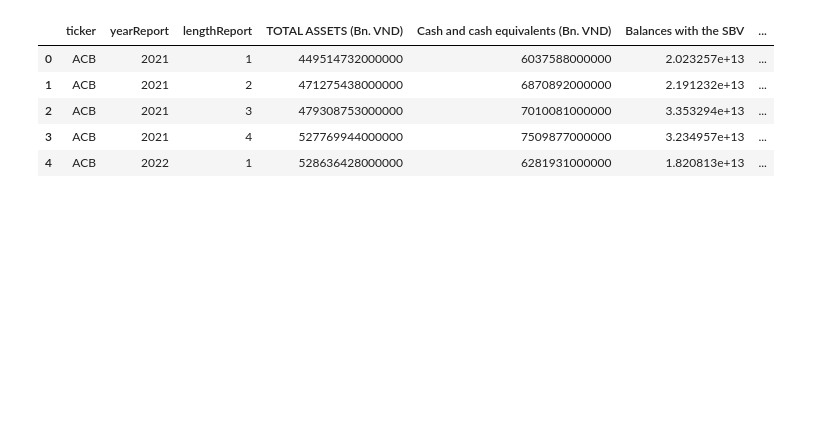
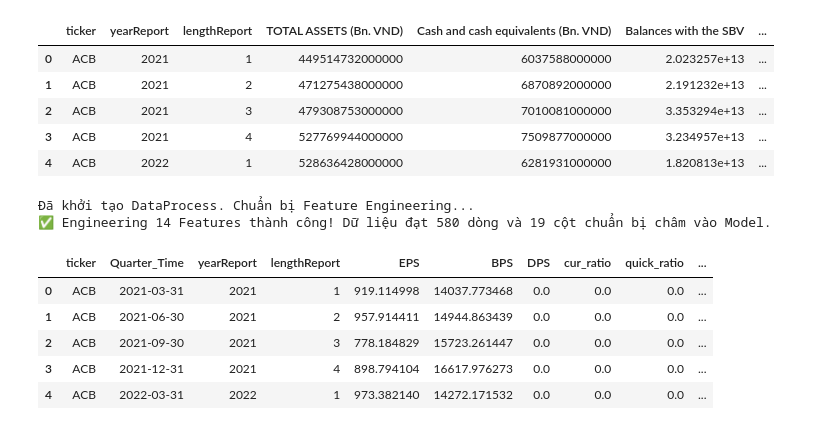
Before and after one commit to nguyentobinh12x5/Finance-Analyst-Agent, a Jupyter notebook: FinRL.ipynb, the cells around one changed output. Cells and saved outputs as stored; diff of their text form; code cells hidden in the pictures; blank space fills up the shorter version.

```diff
--- a/FinRL.ipynb
+++ b/FinRL.ipynb
@@ -142,0 +53,15 @@ df_finrl.head(5)
+# %%
+from src.data.data_process import DataProcess
+#Feature Engineering - lấy các chỉ số quan trọng trong các báo cáo
+processor = DataProcess(df_finrl)
+clean_dataset = processor.extract_features()
+clean_dataset.head()
+# %% [output]
+Đã khởi tạo DataProcess. Chuẩn bị Feature Engineering...
+✅ Engineering 14 Features thành công! Dữ liệu đạt 580 dòng và 19 cột chuẩn bị châm vào Model.
+|  | ticker | Quarter_Time | yearReport | lengthReport | EPS | BPS | DPS | cur_ratio | quick_ratio | ... |
+| 0 | ACB | 2021-03-31 | 2021 | 1 | 919.114998 | 14037.773468 | 0.0 | 0.0 | 0.0 | ... |
+| 1 | ACB | 2021-06-30 | 2021 | 2 | 957.914411 | 14944.863439 | 0.0 | 0.0 | 0.0 | ... |
+| 2 | ACB | 2021-09-30 | 2021 | 3 | 778.184829 | 15723.261447 | 0.0 | 0.0 | 0.0 | ... |
+| 3 | ACB | 2021-12-31 | 2021 | 4 | 898.794104 | 16617.976273 | 0.0 | 0.0 | 0.0 | ... |
+| 4 | ACB | 2022-03-31 | 2022 | 1 | 973.382140 | 14272.171532 | 0.0 | 0.0 | 0.0 | ... |
```
Also changed, not shown: parts of 17 cells of this notebook, 8 other files.
